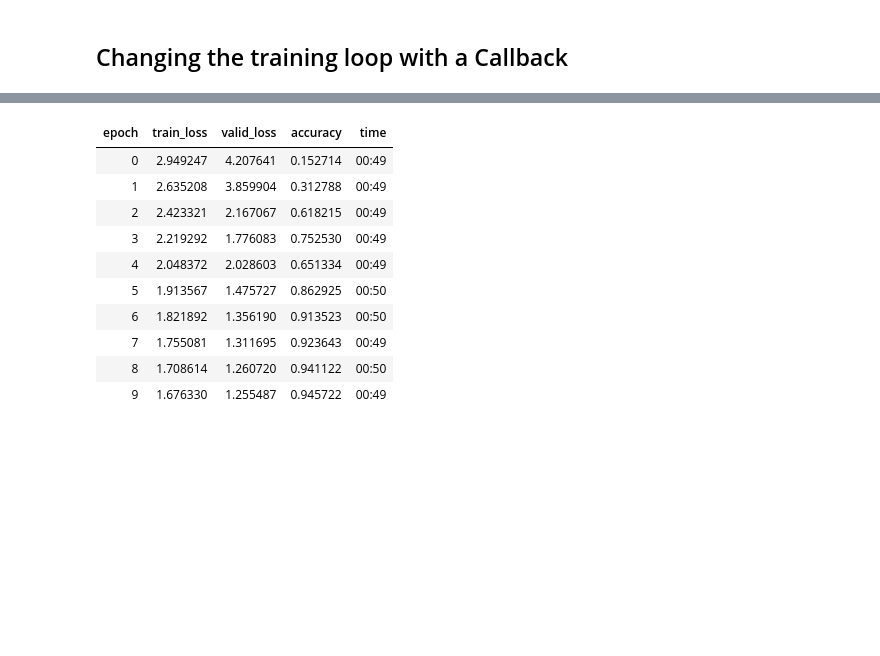
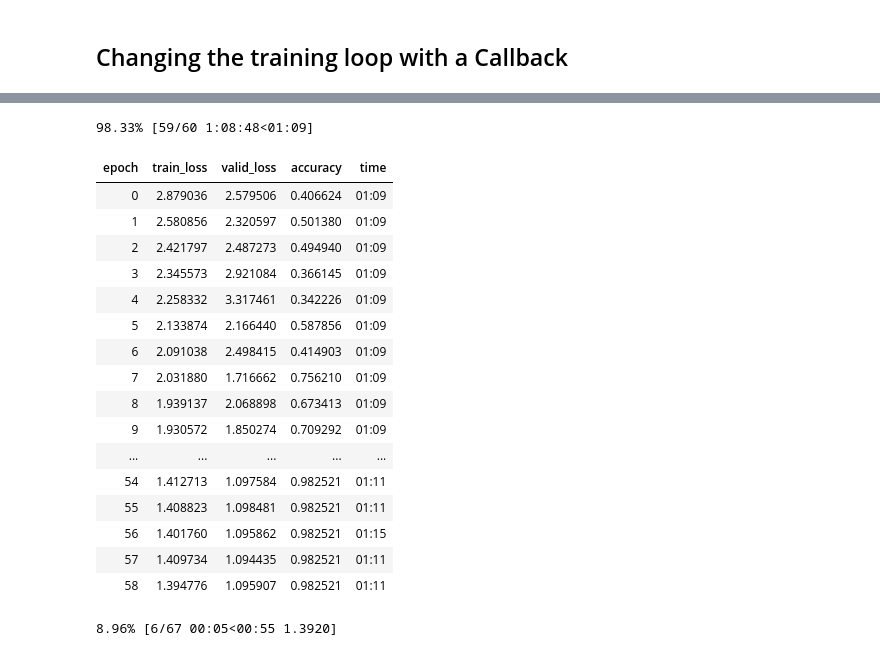
Before and after one commit to loicrouillermonay/Machine-Learning-Projects, a Jupyter notebook: Urban Sound Classification/Urban Sound Classification.ipynb, the cells around one changed output, grey strips where cells are left out. Drawn from its saved outputs; the diff is of its cells as text; code cells hidden in the pictures; blank space fills up the shorter version.

```diff
--- a/Urban Sound Classification/Urban Sound Classification.ipynb
+++ b/Urban Sound Classification/Urban Sound Classification.ipynb
@@ -133,7 +131,7 @@ for file in files:
         continue
     shutil.move(source + file, source + train.loc[train.ID == re.findall(r"\d*", file)[0], 'Class'].item())
 # %%
-dls = ImageDataLoaders.from_folder(source, valid_pct=0.2, item_tfms=Resize(224),
+dls = ImageDataLoaders.from_folder(source, valid_pct=0.2, item_tfms=Resize(300),
                                    batch_tfms=Normalize.from_stats(*imagenet_stats), seed=707, num_workers=0)
 # %%
 dls.show_batch()
@@ -226,14 +230,22 @@ learn_opt.lr_find()
 # %%
-learn_opt.fit_one_cycle(40, 0.04365158379077912)
+learn_opt.fit_one_cycle(60, 0.04365158379077912)
 # %% [output]
+98.33% [59/60 1:08:48<01:09]
 | epoch | train_loss | valid_loss | accuracy | time |
-| 0 | 2.949247 | 4.207641 | 0.152714 | 00:49 |
-| 1 | 2.635208 | 3.859904 | 0.312788 | 00:49 |
-| 2 | 2.423321 | 2.167067 | 0.618215 | 00:49 |
-| 3 | 2.219292 | 1.776083 | 0.752530 | 00:49 |
-| 4 | 2.048372 | 2.028603 | 0.651334 | 00:49 |
-| 5 | 1.913567 | 1.475727 | 0.862925 | 00:50 |
-| 6 | 1.821892 | 1.356190 | 0.913523 | 00:50 |
-| 7 | 1.755081 | 1.311695 | 0.923643 | 00:49 |
-| 8 | 1.708614 | 1.260720 | 0.941122 | 00:50 |
-| 9 | 1.676330 | 1.255487 | 0.945722 | 00:49 |
+| 0 | 2.879036 | 2.579506 | 0.406624 | 01:09 |
+| 1 | 2.580856 | 2.320597 | 0.501380 | 01:09 |
+| 2 | 2.421797 | 2.487273 | 0.494940 | 01:09 |
+| 3 | 2.345573 | 2.921084 | 0.366145 | 01:09 |
+| 4 | 2.258332 | 3.317461 | 0.342226 | 01:09 |
+| 5 | 2.133874 | 2.166440 | 0.587856 | 01:09 |
+| 6 | 2.091038 | 2.498415 | 0.414903 | 01:09 |
+| 7 | 2.031880 | 1.716662 | 0.756210 | 01:09 |
+| 8 | 1.939137 | 2.068898 | 0.673413 | 01:09 |
+| 9 | 1.930572 | 1.850274 | 0.709292 | 01:09 |
+| ... | ... | ... | ... | ... |
+| 54 | 1.412713 | 1.097584 | 0.982521 | 01:11 |
+| 55 | 1.408823 | 1.098481 | 0.982521 | 01:11 |
+| 56 | 1.401760 | 1.095862 | 0.982521 | 01:15 |
+| 57 | 1.409734 | 1.094435 | 0.982521 | 01:11 |
+| 58 | 1.394776 | 1.095907 | 0.982521 | 01:11 |
+8.96% [6/67 00:05<00:55 1.3920]
```
Also changed, not shown: parts of 15 cells of this notebook, 1 other file.
